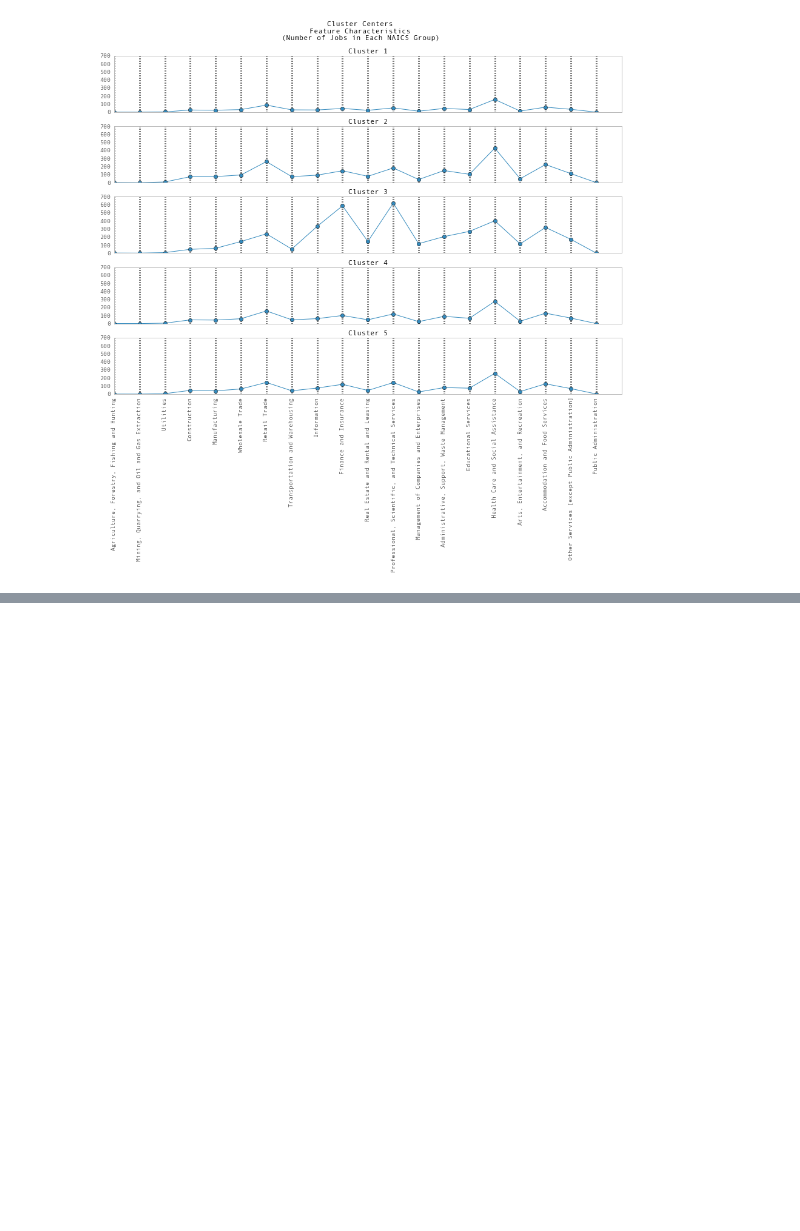
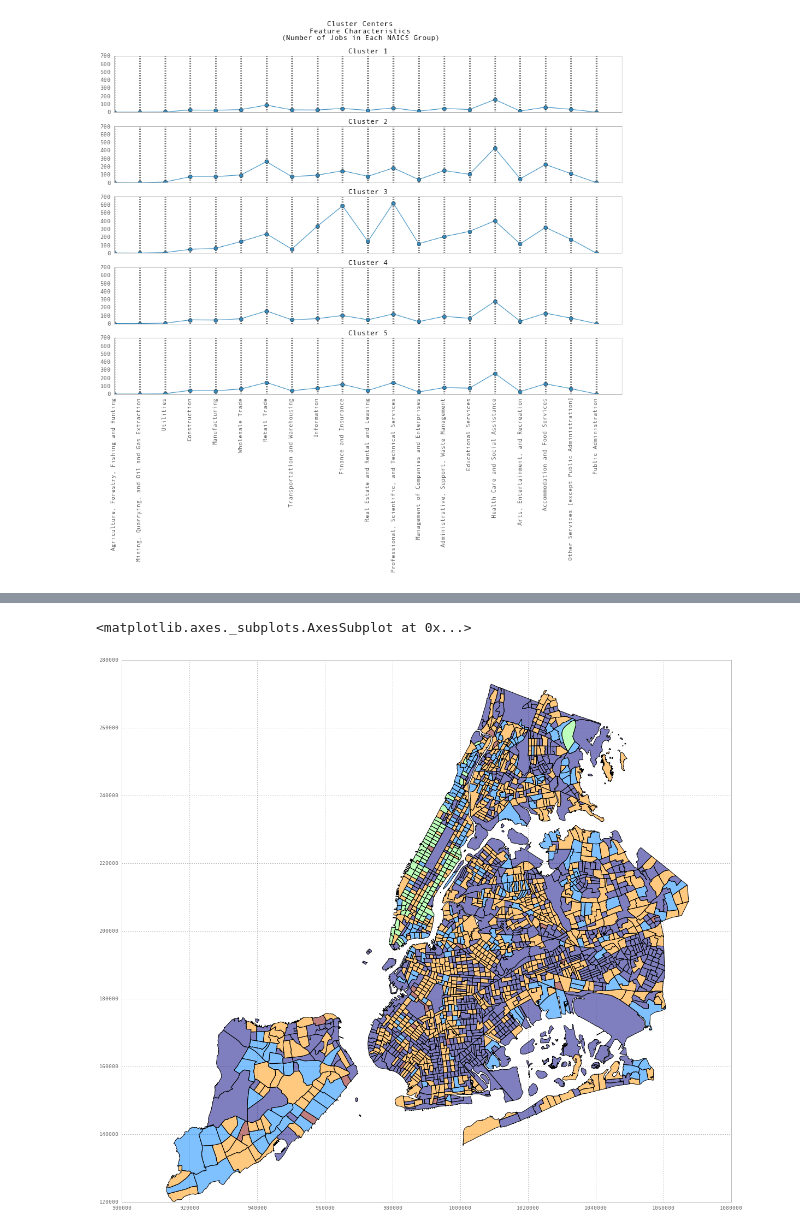
Before and after one commit to gdobler/nycem, a Jupyter notebook: Lodes/Lode_Clusters.ipynb, the cells around one changed output, grey strips where cells are left out. Cells and saved outputs as stored; diff of their text form; code cells hidden in the pictures; blank space fills up the shorter version.

Commit message:
modified lode clusters

```diff
--- a/Lodes/Lode_Clusters.ipynb
+++ b/Lodes/Lode_Clusters.ipynb
@@ -171,0 +201,8 @@ fig3.subplots_adjust(hspace=.5)
+# %%
+def boroConverstion(row):
+    Boro = row['census_tract'][2:-6]
+    CT = row['census_tract'][-6:]
+    new_Boro = counties_dict[Boro]
+    return new_Boro + CT
+#     new_BoroCT = new_Boro + CT
+#     return new_BoroCT
@@ -171,0 +217,12 @@ fig3.subplots_adjust(hspace=.5)
+# %%
+df.loc[:,("code")] = df.apply(boroConverstion, axis=1)
+# %%
+df1 = pd.merge(df, census_tracts[['BoroCT2010', 'Shape_Area', 'BoroName', 'geometry']], left_on = ['code'], right_on = ['BoroCT2010'])
+# %%
+df1 = gp.GeoDataFrame(df1)
+# %%
+plt.figure(figsize = (20,20))
+df1.plot('cluster') #, colormap = 'Dark2')
+# %% [output]
+<matplotlib.axes._subplots.AxesSubplot at 0x...>
+[figure, added]
```
Also changed, not shown: parts of 20 cells of this notebook.
